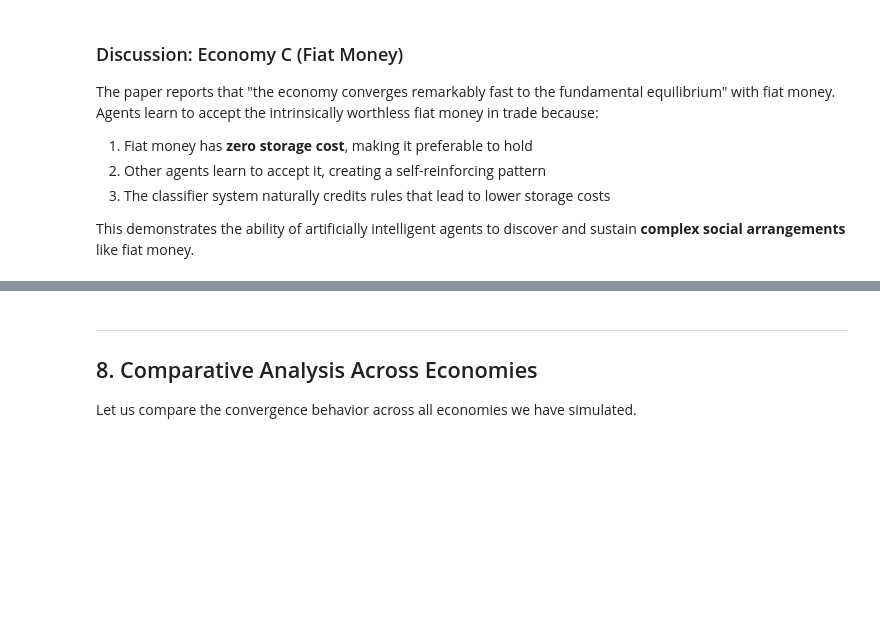
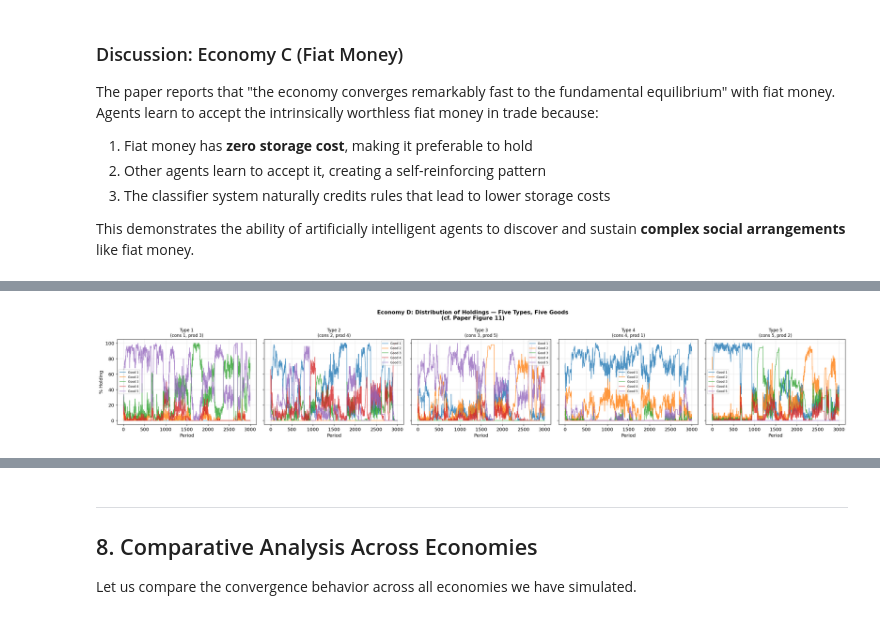
Before and after one commit to mmcky/paper-marimon-mcgrattan-sargent-1990, a Jupyter notebook: jupyter/companion-notebook-1.ipynb, the cells around one changed output, grey strips where cells are left out. Saved outputs shown, nothing was run; the diff lists cells and outputs as text; code cells hidden in the pictures; blank space fills up the shorter version.

```diff
--- a/jupyter/companion-notebook-1.ipynb
+++ b/jupyter/companion-notebook-1.ipynb
@@ -1623,0 +2147,31 @@ This demonstrates the ability of artificially intelligent agents to discover and
+# %%
+# Plot Distribution of Holdings for Economy D
+# This replicates the spirit of the paper's Figures 10-11
+history_d = np.array(sim_d.history['holdings_dist'])  # (T, 5, 5)
+T = len(history_d)
+time = np.arange(T)
+
+fig, axes = plt.subplots(1, 5, figsize=(25, 4.5), sharey=True)
+colors = ['#1f77b4', '#ff7f0e', '#2ca02c', '#d62728', '#9467bd']
+good_labels = [f'Good {k+1}' for k in range(5)]
+
+for i, ax in enumerate(axes):
+    for k in range(5):
+        ax.plot(time, history_d[:, i, k] * 100,
+                color=colors[k], linewidth=1.2,
+                label=good_labels[k], alpha=0.8)
+    ax.set_xlabel('Period')
+    ax.set_ylabel('% Holding' if i == 0 else '')
+    consumes = i + 1
+    produces = sim_d.produces[i] + 1
+    ax.set_title(f'Type {i+1}\n(cons {consumes}, prod {produces})', fontsize=10)
+    ax.legend(loc='best', fontsize=7)
+    ax.set_ylim(-5, 105)
+    ax.grid(True, alpha=0.3)
+
+fig.suptitle('Economy D: Distribution of Holdings — Five Types, Five Goods\n'
+             '(cf. Paper Figure 11)', fontsize=13, fontweight='bold')
+plt.tight_layout()
+plt.show()
+# %% [output]
+[figure, added]
```
Also changed, not shown: parts of 17 cells of this notebook, 3 other files.
